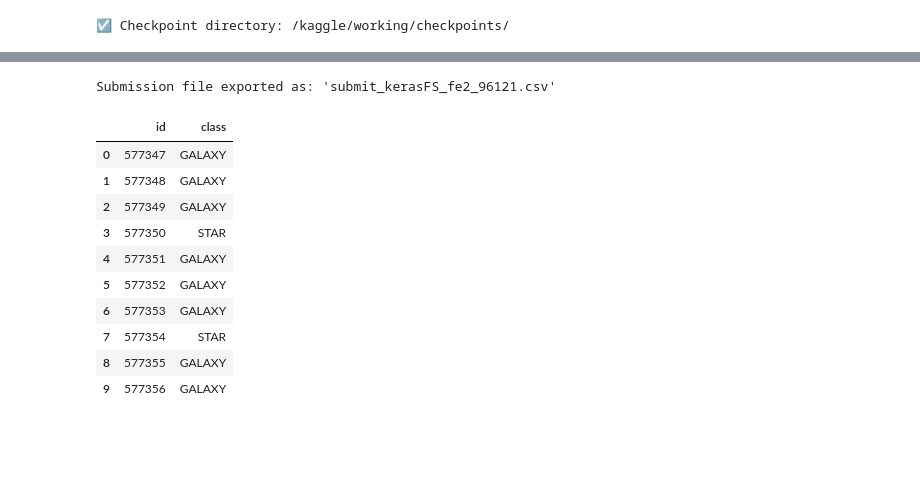
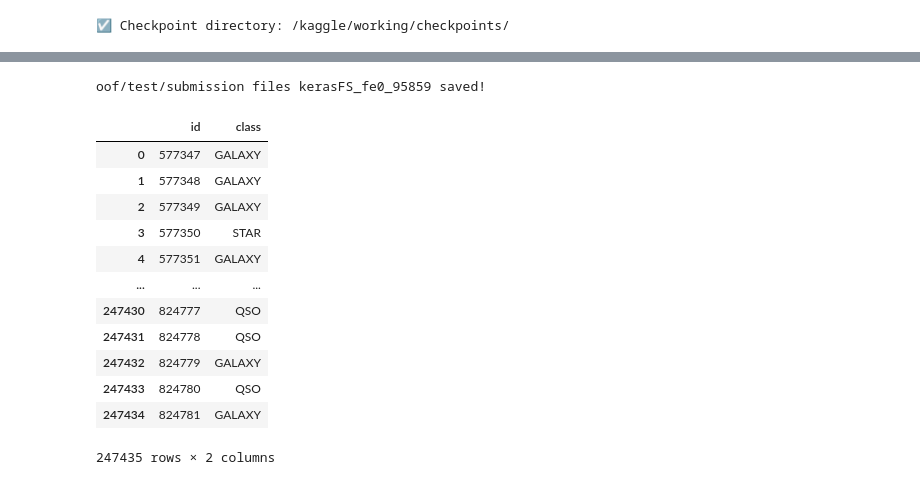
Before and after one commit to coded-sly/ps6e6-Stellar-Class, a Jupyter notebook: ps6e6-keras-fs-stellar.ipynb, the cells around one changed output, grey strips where cells are left out. Saved outputs shown, nothing was run; the diff lists cells and outputs as text; code cells hidden in the pictures; blank space fills up the shorter version.

```diff
--- a/ps6e6-keras-fs-stellar.ipynb
+++ b/ps6e6-keras-fs-stellar.ipynb
@@ -883,7 +947,7 @@ from tensorflow.keras import layers, Sequential
 def build_keras_model(
     feature_space: tf.keras.utils.FeatureSpace=None,
     num_classes=None,
-    activation='relu',
+    activation="relu",
     units=[256, 128, 64],
     lr=1e-2,
     drop=0.3,
@@ -893,15 +957,15 @@ def build_keras_model(
     kernel_reg = tf.keras.regularizers.L2(0.0)
     use_bias = True
 
-    # 1. Setup inputs
+    ## - 1. Setup inputs
     dict_inputs = feature_space.get_inputs()
     encoded_features = feature_space.get_encoded_features()
 
-    print(f"{CFG['YELLOW']}")
-    print(f"Feature Inputs: {len(dict_inputs)} | Feature Space: {encoded_features.shape}")
-    print(f"{CFG['RESET']}")
+    # print(f"{CFG['YELLOW']}")
+    print(f"Inputs: {len(dict_inputs)} | FS_encoded: {encoded_features.shape}")
+    # print(f"{CFG['RESET']}")
 
-    # 2. Create the Sequential model
+    ## - 2. Create Sequential model
     mlp_head = Sequential([
         ## -- 1st Layer --
         layers.Dense(units[0], activation, use_bias=use_bias, kernel_regularizer=kernel_reg),
@@ -928,7 +992,7 @@ def build_keras_model(
 
     # 4. Compile
     train_model.compile(
-        optimizer=tf.keras.optimizers.Adam(lr, weight_decay=None),
+        optimizer=tf.keras.optimizers.Adam(lr, weight_decay=0.0),
         loss=tf.keras.losses.SparseCategoricalCrossentropy(name='loss'),
         metrics=[tf.keras.metrics.SparseCategoricalAccuracy(name='accuracy')]
     )
@@ -941,7 +1005,7 @@ print('⚙️ Keras model ready ⚙️')
 # %% [output]
 ⚙️ Keras model ready ⚙️
 # %%
-## -- DEFINE TRAINER --
+## -- Define Trainer --
 class TrainerCV:
     def __init__(
         self,
@@ -1043,7 +1107,6 @@ class TrainerCV:
         )
 
         print(f'⚙️ Adapting FeatureSpace.adapt() to features... ', end='')
-        # ds = _df_to_ds(train_full, self.target, batch_input)
 
         x = train_full[self.features]
         y = train_full[self.target]
@@ -1088,8 +1151,7 @@ class TrainerCV:
         feature_space_module = self._feature_space_transform(self.train_df, GLOBAL_BATCH_SIZE)
 
         for idx, (train_idx, val_idx) in enumerate(self.kfold.split(X, y)):
-            print(f"\n***** FOLD {idx+1}/{self.kfold.n_splits} *****")
-            print('-'*50)
+            print(f"\n ### FOLD {idx+1}/{self.kfold.n_splits} | ")
 
             ## -- Split data for the current fold --
             X_train = train_df.loc[train_idx, features]
@@ -1134,7 +1196,7 @@ class TrainerCV:
                 # tf.keras.callbacks.ReduceLROnPlateau(
                 #     monitor='val_loss',
                 #     factor=0.5,
-                #     patience=5,
+                #     patience=9,
                 #     min_lr=1e-6,
                 #     verbose=1
                 # ),
@@ -1156,7 +1218,7 @@ class TrainerCV:
             history = train_model.fit(
                 X_train_ds,
                 validation_data=X_valid_ds,
-                class_weight=get_class_weights(y_train, y_train),
+                class_weight=get_class_weights(y_train),
                 epochs=self.epochs,
                 callbacks=callbacks,
                 verbose=2,
@@ -1235,3 +1289,10 @@ elif PLATFORM == 'colab':
 print(f"☑️ Checkpoint directory: {CHECKPOINT}")
 # %% [output]
 ☑️ Checkpoint directory: /kaggle/working/checkpoints/
+# %%
+x_sample, x_sample2 = train_test_split(train, train_size=0.3, stratify=train[TARGET], random_state=0)
+
+USE_FULL_TRAIN = False
+
+train_data = train.copy() if USE_FULL_TRAIN else x_sample.reset_index(drop=True).copy()
+train_data
@@ -1422,24 +1492,26 @@ for i, data in tqdm(enumerate(histories), total=len(histories)):
 # %%
-n = version_name + str(np.round(np.mean(result['final_score']), 5)).split('.')[1]
+n = VERS + str(np.round(np.mean(result['final_score']), 5)).split('.')[1]
 
-np.save(f'oof_{n}.npy', result['oof_preds'])
-np.save(f'test_{n}.npy', result['test_preds'])
+np.save(f'oof_{n}_.npy', result['oof_preds'])
+np.save(f'test_{n}_.npy', result['test_preds'])
 
 submit[TARGET] = pd.Series(np.argmax(result['test_preds'], axis=1)).map(r_mapping)
 submit.to_csv(f"submit_{n}.csv", index=False)
 
-print(f"Submission file exported as: 'submit_{n}.csv'")
-submit.head(10)
+print(f"oof/test/submission files {CFG['YELLOW']}{n}{CFG['RESET']} saved!")
+submit
 # %% [output]
-Submission file exported as: 'submit_kerasFS_fe2_96121.csv'
+oof/test/submission files kerasFS_fe0_95859 saved!
 |  | id | class |
 | 0 | 577347 | GALAXY |
 | 1 | 577348 | GALAXY |
 | 2 | 577349 | GALAXY |
 | 3 | 577350 | STAR |
 | 4 | 577351 | GALAXY |
-| 5 | 577352 | GALAXY |
-| 6 | 577353 | GALAXY |
-| 7 | 577354 | STAR |
-| 8 | 577355 | GALAXY |
-| 9 | 577356 | GALAXY |
+| ... | ... | ... |
+| 247430 | 824777 | QSO |
+| 247431 | 824778 | QSO |
+| 247432 | 824779 | GALAXY |
+| 247433 | 824780 | QSO |
+| 247434 | 824781 | GALAXY |
+247435 rows × 2 columns
```
Also changed, not shown: parts of 13 cells of this notebook.
